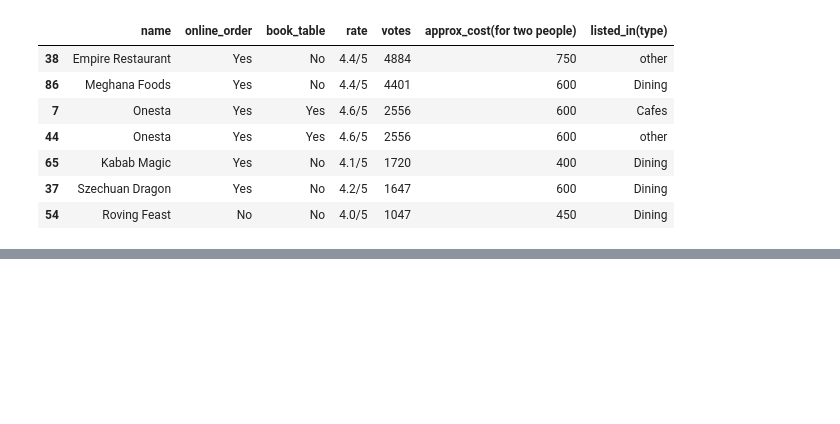
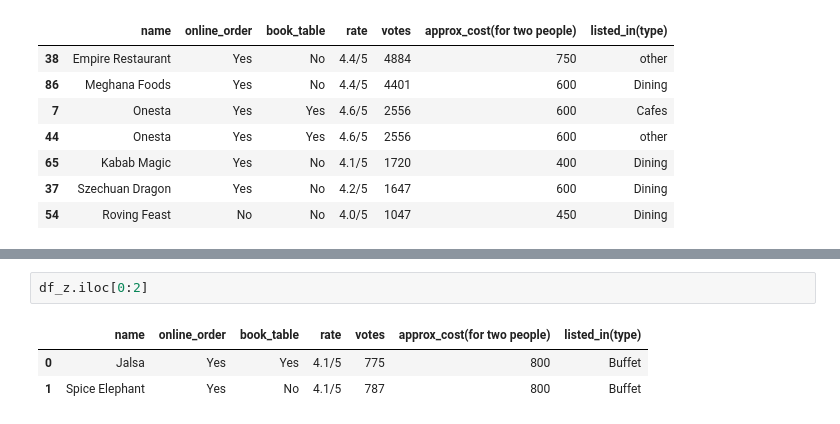
Before and after one commit to chaudhary-dotcom/Python-Beginning-, a Jupyter notebook: pandasDay5.ipynb, the cells around one changed output, grey strips where cells are left out. Cells and saved outputs as stored; diff of their text form; blank space fills up the shorter version.

```diff
--- a/pandasDay5.ipynb
+++ b/pandasDay5.ipynb
@@ -226,0 +238,6 @@ df_z[df_z['votes']>1000].sort_values(by='votes', ascending=False)
+# %%
+df_z.iloc[0:2]
+# %% [output]
+|  | name | online_order | book_table | rate | votes | approx_cost(for two people) | listed_in(type) |
+| 0 | Jalsa | Yes | Yes | 4.1/5 | 775 | 800 | Buffet |
+| 1 | Spice Elephant | Yes | No | 4.1/5 | 787 | 800 | Buffet |
```
Also changed, not shown: parts of 4 cells of this notebook.
